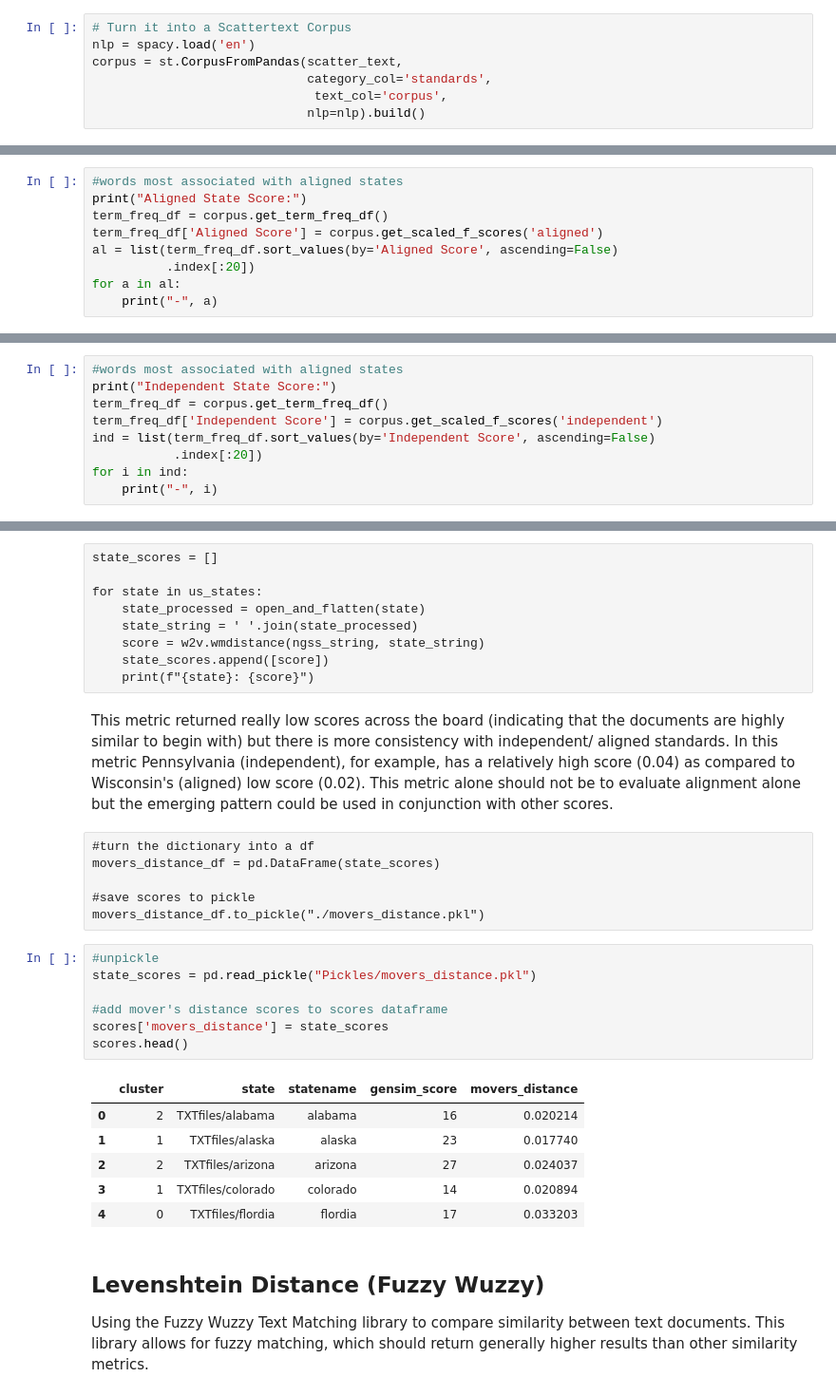
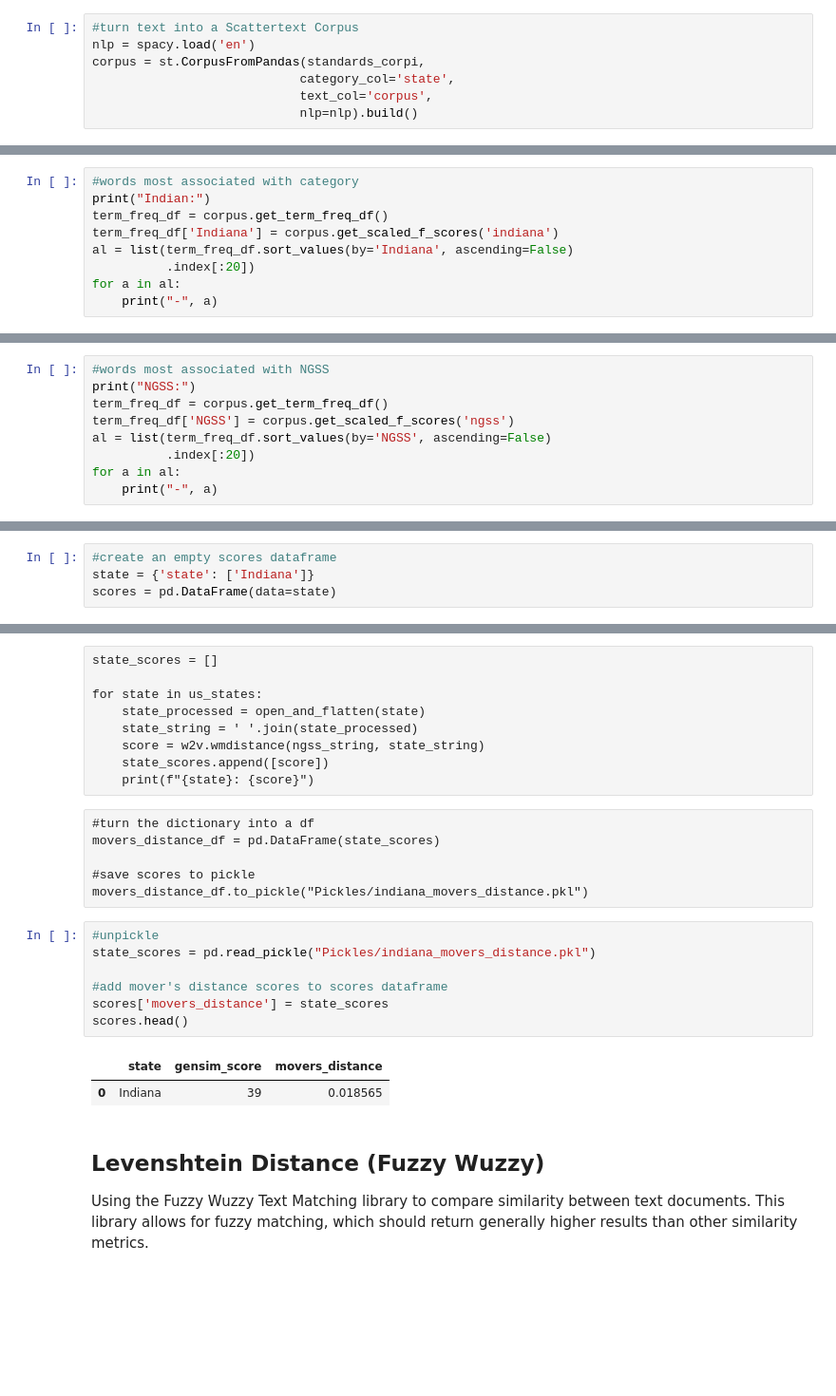
Before and after one commit to kristen770/Science-Standards-NLP-Analysis, a Jupyter notebook: Indiana Standards Analysis .ipynb, the cells around one changed output, grey strips where cells are left out. Shown at 95% size. Drawn from its saved outputs; the diff is of its cells as text; blank space fills up the shorter version.

```diff
--- a/Indiana Standards Analysis .ipynb
+++ b/Indiana Standards Analysis .ipynb
@@ -1243,8 +1057,8 @@ scatter_text.to_pickle("./scatter_text.pkl")
 # %%
-# Turn it into a Scattertext Corpus
+#turn text into a Scattertext Corpus
 nlp = spacy.load('en')
-corpus = st.CorpusFromPandas(scatter_text,
-                             category_col='standards',
-                              text_col='corpus',
-                             nlp=nlp).build()
+corpus = st.CorpusFromPandas(standards_corpi,
+                            category_col='state',
+                            text_col='corpus',
+                            nlp=nlp).build()
 # %%
@@ -1268,9 +1081,9 @@ Corpus Unique Words:
 # %%
-#words most associated with aligned states
-print("Aligned State Score:")
+#words most associated with category
+print("Indian:")
 term_freq_df = corpus.get_term_freq_df()
-term_freq_df['Aligned Score'] = corpus.get_scaled_f_scores('aligned')
-al = list(term_freq_df.sort_values(by='Aligned Score', ascending=False)
+term_freq_df['Indiana'] = corpus.get_scaled_f_scores('indiana')
+al = list(term_freq_df.sort_values(by='Indiana', ascending=False)
           .index[:20])
 for a in al:
     print("-", a)
@@ -1297,10 +1108,10 @@ The list is insightful and also brings a point of future work to process data mo
 # %%
-#words most associated with aligned states
-print("Independent State Score:")
+#words most associated with NGSS
+print("NGSS:")
 term_freq_df = corpus.get_term_freq_df()
-term_freq_df['Independent Score'] = corpus.get_scaled_f_scores('independent')
-ind = list(term_freq_df.sort_values(by='Independent Score', ascending=False)
-           .index[:20])
-for i in ind:
-    print("-", i)
+term_freq_df['NGSS'] = corpus.get_scaled_f_scores('ngss')
+al = list(term_freq_df.sort_values(by='NGSS', ascending=False)
+          .index[:20])
+for a in al:
+    print("-", a)
 # %% [output]
@@ -1353,6 +1148,10 @@ Using a wide variety of NLP techniques and similarity scores compare the standar
 # %% [markdown]
 ## Cosine Distance (Gensim)
 Use gensim similarity to compare whole text alignment between NGSS (set as index) and each of the state's standards.
+# %%
+#create an empty scores dataframe
+state = {'state': ['Indiana']}
+scores = pd.DataFrame(data=state)
 # %%
 # Set the NGSS Index
 ngss_docs = []
@@ -1507,28 +1280,22 @@ for state in us_states:
     score = w2v.wmdistance(ngss_string, state_string)
     state_scores.append([score])
     print(f"{state}: {score}")
-# %% [markdown]
-This metric returned really low scores across the board (indicating that the documents are highly similar to begin with) but there is more consistency with independent/ aligned standards. In this metric Pennsylvania (independent), for example, has a relatively high score (0.04) as compared to Wisconsin's (aligned) low score (0.02). This metric alone should not be to evaluate alignment alone but the emerging pattern could be used in conjunction with other scores.
 # %% [raw]
 #turn the dictionary into a df
 movers_distance_df = pd.DataFrame(state_scores)
 
 #save scores to pickle
-movers_distance_df.to_pickle("./movers_distance.pkl")
+movers_distance_df.to_pickle("Pickles/indiana_movers_distance.pkl")
 # %%
 #unpickle
-state_scores = pd.read_pickle("Pickles/movers_distance.pkl")
+state_scores = pd.read_pickle("Pickles/indiana_movers_distance.pkl")
 
 #add mover's distance scores to scores dataframe
 scores['movers_distance'] = state_scores
 scores.head()
 # %% [output]
-|  | cluster | state | statename | gensim_score | movers_distance |
-| 0 | 2 | TXTfiles/alabama | alabama | 16 | 0.020214 |
-| 1 | 1 | TXTfiles/alaska | alaska | 23 | 0.017740 |
-| 2 | 2 | TXTfiles/arizona | arizona | 27 | 0.024037 |
-| 3 | 1 | TXTfiles/colorado | colorado | 14 | 0.020894 |
-| 4 | 0 | TXTfiles/flordia | flordia | 17 | 0.033203 |
+|  | state | gensim_score | movers_distance |
+| 0 | Indiana | 39 | 0.018565 |
 # %% [markdown]
 ## Levenshtein Distance (Fuzzy Wuzzy)
 Using the Fuzzy Wuzzy Text Matching library to compare similarity between text documents. This library allows for fuzzy matching, which should return generally higher results than other similarity metrics.
```
Also changed, not shown: parts of 116 cells of this notebook, 5 other files.
